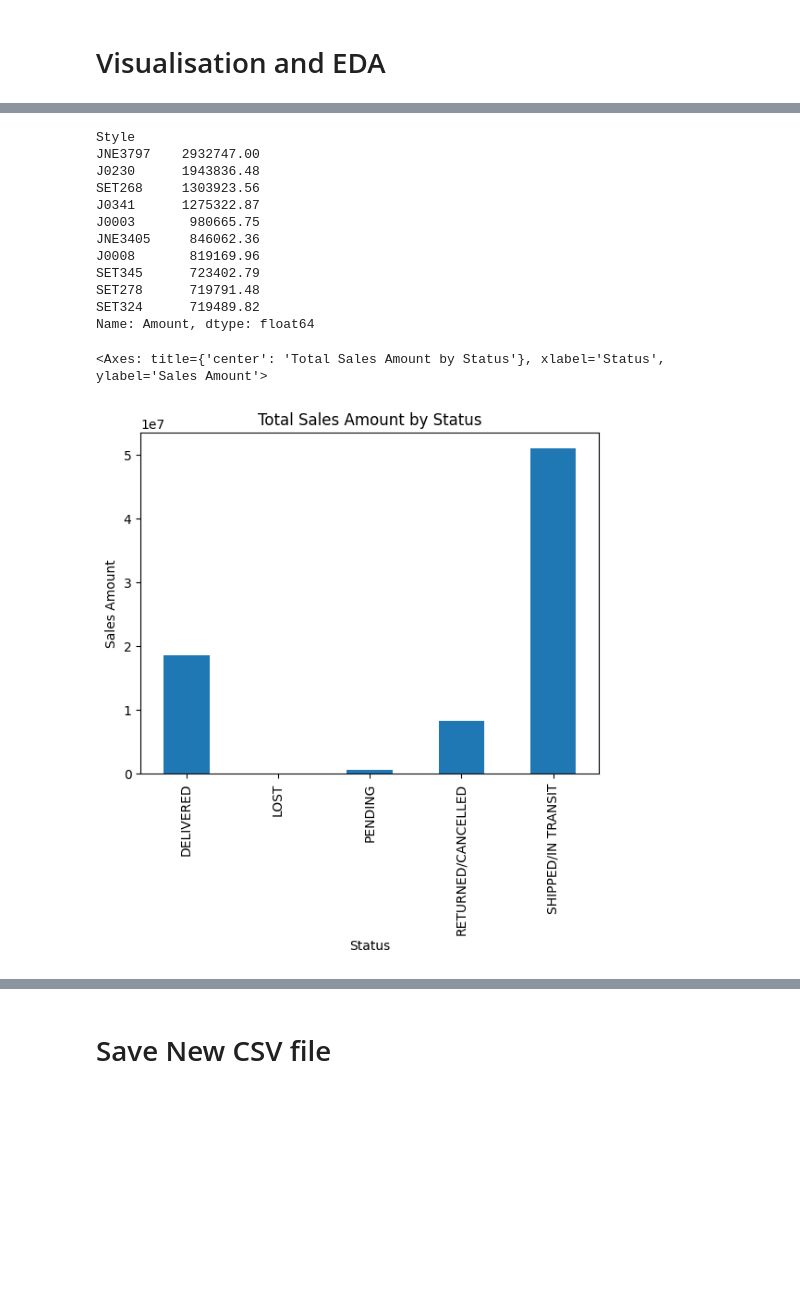
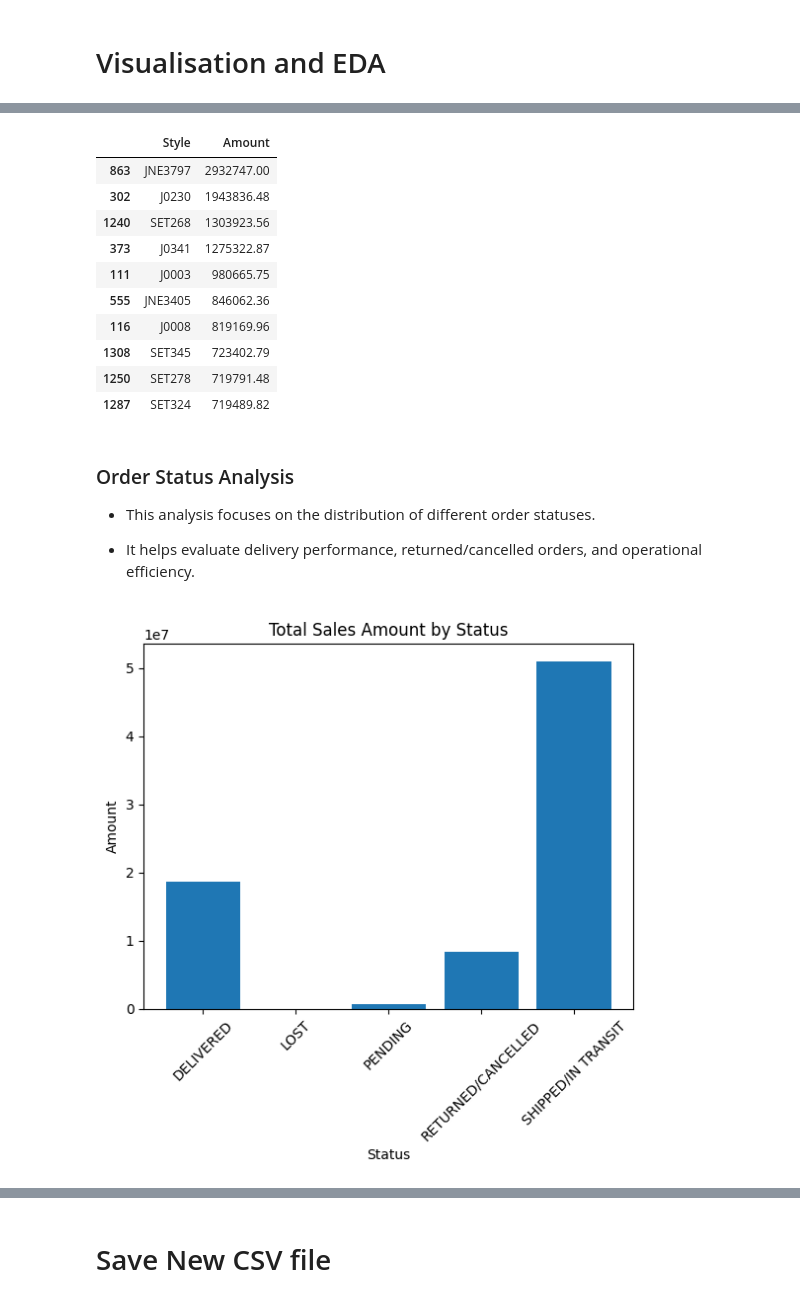
Before and after one commit to altamashfrgn472/Ecommerce-Sales-Analysis, a Jupyter notebook: notebooks/sales_analysis.ipynb, the cells around one changed output, grey strips where cells are left out. Drawn from its saved outputs; the diff is of its cells as text; code cells hidden in the pictures; blank space fills up the shorter version.

```diff
--- a/notebooks/sales_analysis.ipynb
+++ b/notebooks/sales_analysis.ipynb
@@ -217,24 +341,45 @@ data.groupby('Style')['Amount'].sum().sort_values(ascending=False).head(10).plot
 # %%
-data.groupby('Style')['Amount'].sum().sort_values(ascending=False).head(10)
+# data.groupby('Style')['Amount'].sum().sort_values(ascending=False).head(10)
+style_sales
 # %% [output]
-Style
-JNE3797    2932747.00
-J0230      1943836.48
-SET268     1303923.56
-J0341      1275322.87
-J0003       980665.75
-JNE3405     846062.36
-J0008       819169.96
-SET345      723402.79
-SET278      719791.48
-SET324      719489.82
-Name: Amount, dtype: float64
+|  | Style | Amount |
+| 863 | JNE3797 | 2932747.00 |
+| 302 | J0230 | 1943836.48 |
+| 1240 | SET268 | 1303923.56 |
+| 373 | J0341 | 1275322.87 |
+| 111 | J0003 | 980665.75 |
+| 555 | JNE3405 | 846062.36 |
+| 116 | J0008 | 819169.96 |
+| 1308 | SET345 | 723402.79 |
+| 1250 | SET278 | 719791.48 |
+| 1287 | SET324 | 719489.82 |
+# %% [markdown]
+### Order Status Analysis
+- This analysis focuses on the distribution of different order statuses.
+
+- It helps evaluate delivery performance, returned/cancelled orders, and operational efficiency.
 # %%
-data.groupby('Status')['Amount'].sum().plot(kind='bar',
-                                            title='Total Sales Amount by Status',
-                                            xlabel='Status',
-                                            ylabel='Sales Amount')
+# data.groupby('Status')['Amount'].sum().plot(kind='bar',
+#                                             title='Total Sales Amount by Status',
+#                                             xlabel='Status',
+#                                             ylabel='Sales Amount')
+
+status_sales = (
+    data.groupby('Status')['Amount']
+    .sum()
+    .reset_index()
+)
+
+plt.bar(
+    status_sales['Status'],
+    status_sales['Amount']
+)
+
+plt.title('Total Sales Amount by Status')
+plt.xlabel('Status')
+plt.ylabel('Amount')
+plt.xticks(rotation=45)
+plt.show()
 # %% [output]
-<Axes: title={'center': 'Total Sales Amount by Status'}, xlabel='Status', ylabel='Sales Amount'>
-[figure, old version]
+[figure, new version]
 # %%
```
Also changed, not shown: parts of 16 cells of this notebook, 1 other file.
